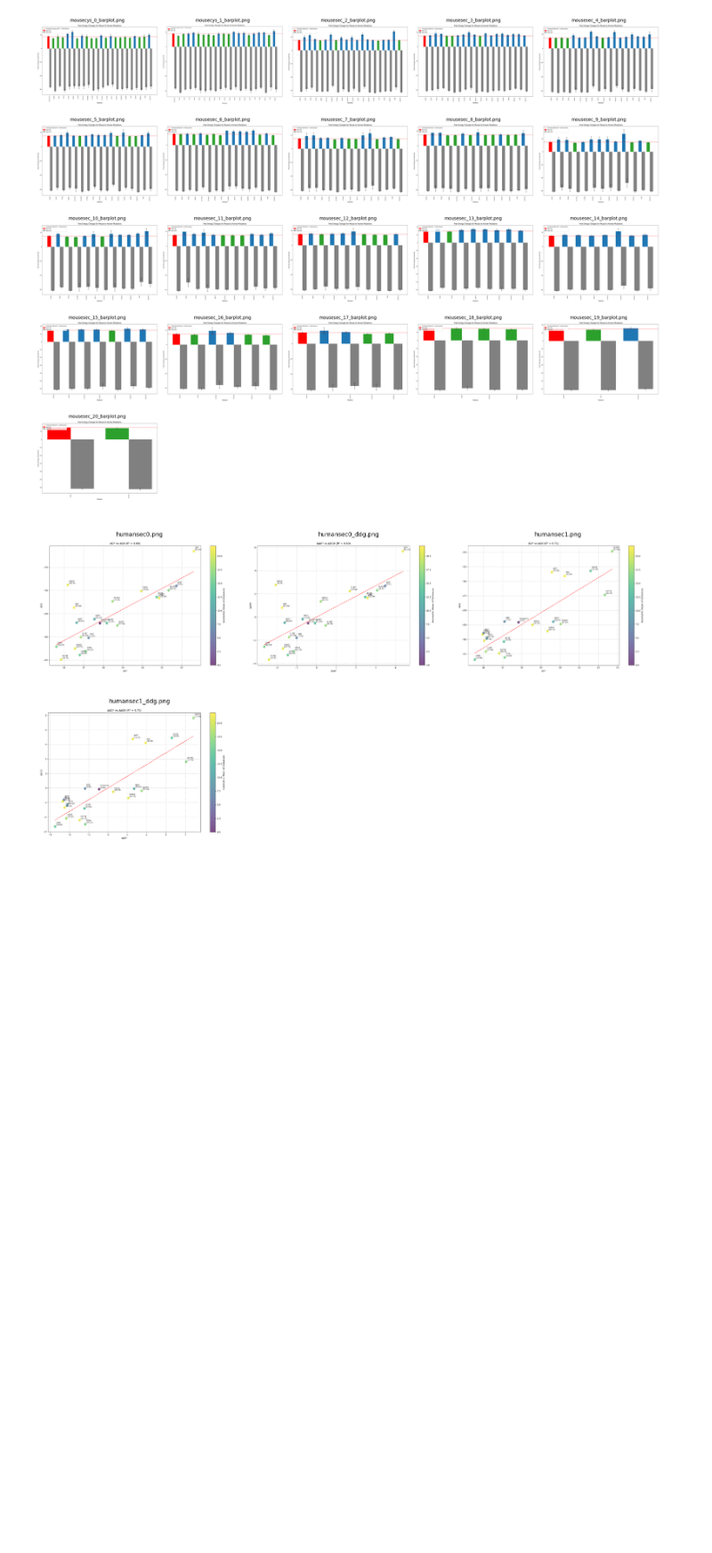
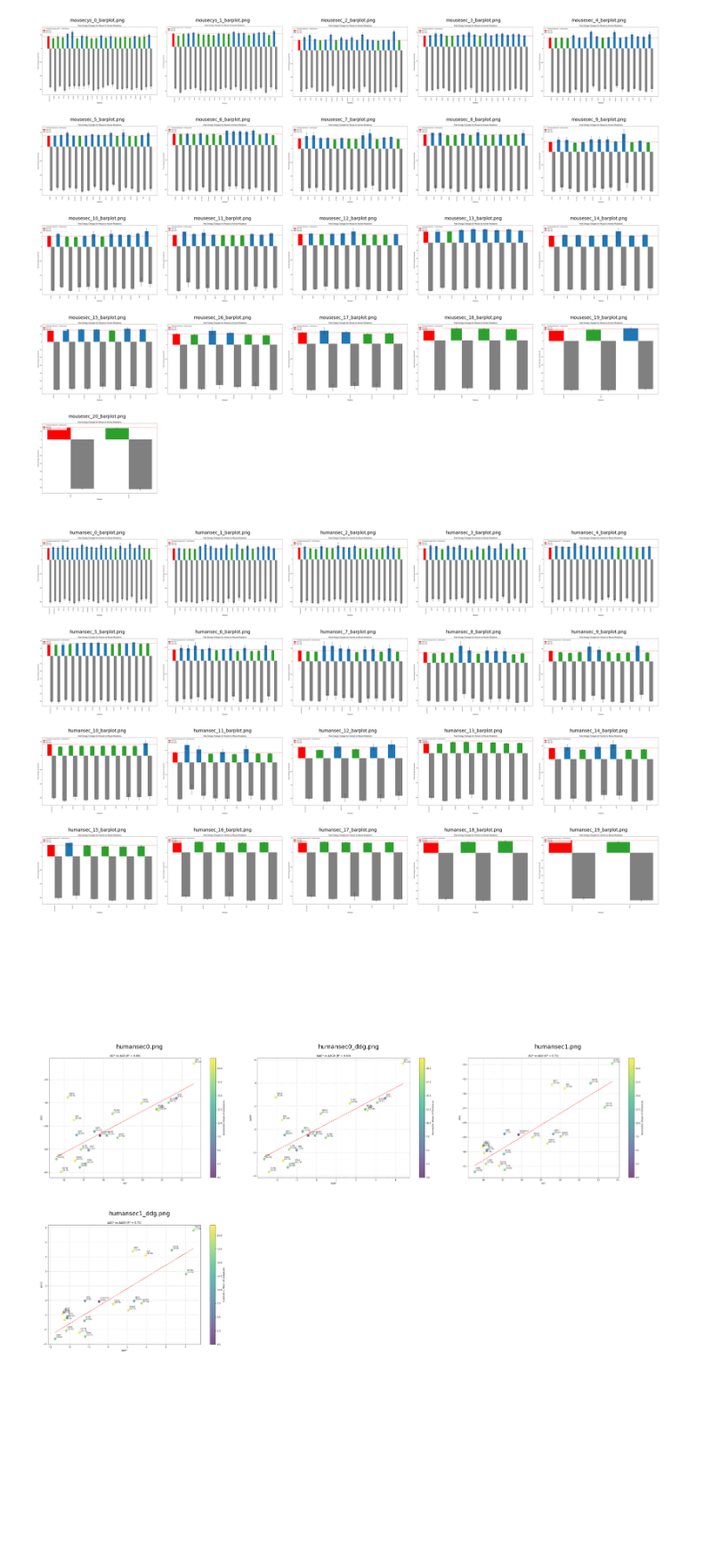
Before and after one commit to ND7996/GPX6, a Jupyter notebook: figures/subplots.ipynb, the cells around one changed output. Shown at 89% size. Drawn from its saved outputs; the diff is of its cells as text; code cells hidden in the pictures; blank space fills up the shorter version.

```diff
--- a/figures/subplots.ipynb
+++ b/figures/subplots.ipynb
@@ -29,6 +29,35 @@ plt.tight_layout()
 plt.show()
 # %% [output]
 [figure]
+# %%
+import matplotlib.pyplot as plt
+from PIL import Image
+import os
+
+# Image filenames
+image_files = [
+] + [f"humansec_{i}_barplot.png" for i in range(0, 20)]
+
+fig, axs = plt.subplots(5, 5, figsize=(20, 16))  # Adjust grid size
+axs = axs.flatten()
+
+for i in range(len(axs)):
+    if i < len(image_files):
+        try:
+            img = Image.open(image_files[i]).resize((600, 400))  # Resize to reduce load
+            axs[i].imshow(img)
+            axs[i].axis('off')
+            axs[i].set_title(os.path.basename(image_files[i]), fontsize=10)
+        except Exception as e:
+            axs[i].text(0.5, 0.5, 'Error loading image', ha='center', va='center')
+            axs[i].axis('off')
+    else:
+        axs[i].axis('off')
+
+plt.tight_layout()
+plt.show()
+# %% [output]
+[figure, added]
 # %%
 import matplotlib.pyplot as plt
 from PIL import Image
```
Also changed, not shown: 15 other files.
